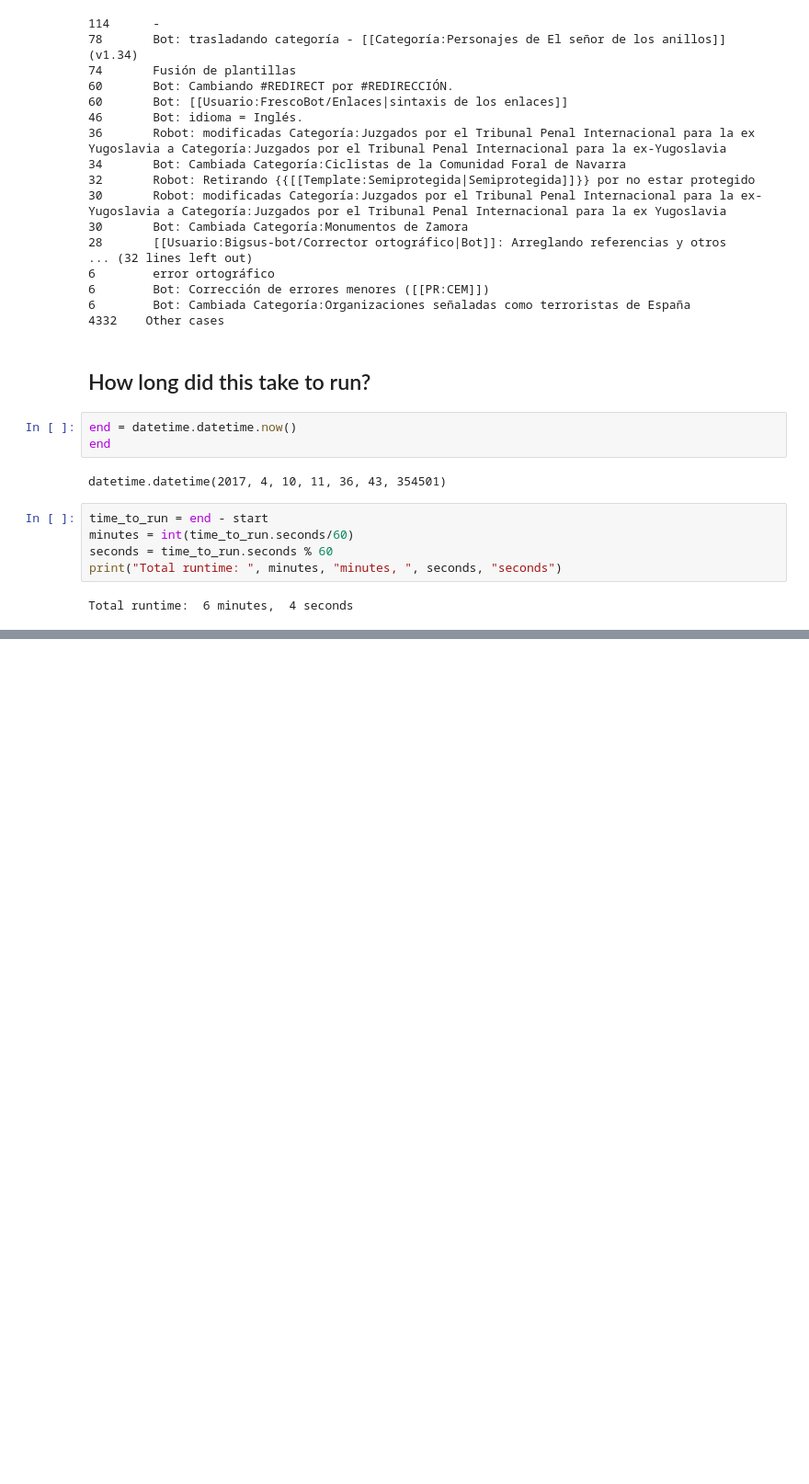
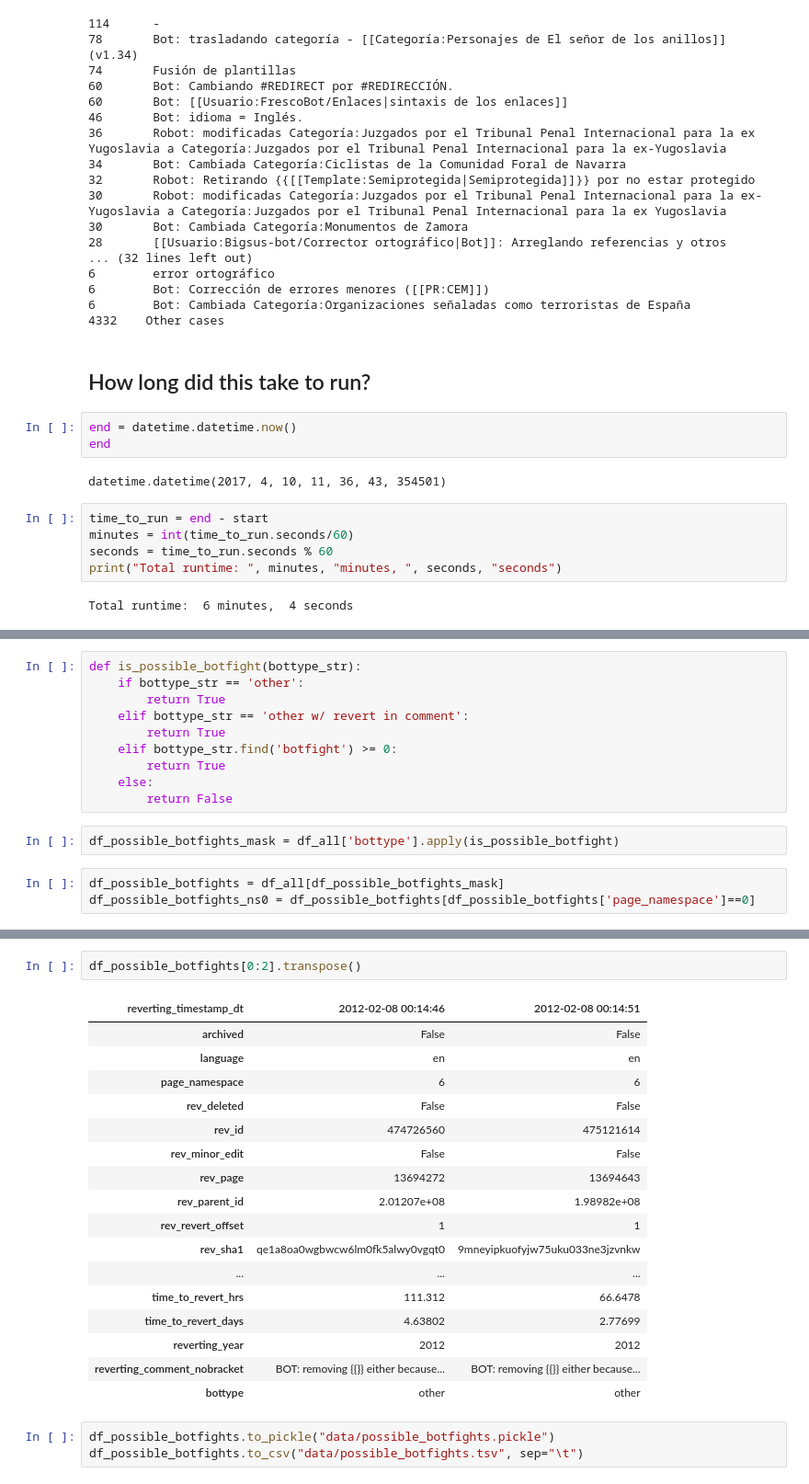
Before and after one commit to halfak/are-the-bots-really-fighting, a Jupyter notebook: analysis/comments/comments-all-languages.ipynb, the cells around one changed output, grey strips where cells are left out. Shown at 92% size. Saved outputs shown, nothing was run; the diff lists cells and outputs as text; blank space fills up the shorter version.

Commit message:
export possible botfights

```diff
--- a/analysis/comments/comments-all-languages.ipynb
+++ b/analysis/comments/comments-all-languages.ipynb
@@ -786,0 +789,15 @@ Total runtime:  6 minutes,  4 seconds
+# %%
+def is_possible_botfight(bottype_str):
+    if bottype_str == 'other':
+        return True
+    elif bottype_str == 'other w/ revert in comment':
+        return True
+    elif bottype_str.find('botfight') >= 0:
+        return True
+    else:
+        return False
+# %%
+df_possible_botfights_mask = df_all['bottype'].apply(is_possible_botfight)
+# %%
+df_possible_botfights = df_all[df_possible_botfights_mask]
+df_possible_botfights_ns0 = df_possible_botfights[df_possible_botfights['page_namespace']==0]
@@ -786,0 +826,23 @@ Total runtime:  6 minutes,  4 seconds
+# %%
+df_possible_botfights[0:2].transpose()
+# %% [output]
+| reverting_timestamp_dt | 2012-02-08 00:14:46 | 2012-02-08 00:14:51 |
+| archived | False | False |
+| language | en | en |
+| page_namespace | 6 | 6 |
+| rev_deleted | False | False |
+| rev_id | 474726560 | 475121614 |
+| rev_minor_edit | False | False |
+| rev_page | 13694272 | 13694643 |
+| rev_parent_id | 2.01207e+08 | 1.98982e+08 |
+| rev_revert_offset | 1 | 1 |
+| rev_sha1 | qe1a8oa0wgbwcw6lm0fk5alwy0vgqt0 | 9mneyipkuofyjw75uku033ne3jzvnkw |
+| ... | ... | ... |
+| time_to_revert_hrs | 111.312 | 66.6478 |
+| time_to_revert_days | 4.63802 | 2.77699 |
+| reverting_year | 2012 | 2012 |
+| reverting_comment_nobracket | BOT: removing {{}} either because... | BOT: removing {{}} either because... |
+| bottype | other | other |
+# %%
+df_possible_botfights.to_pickle("data/possible_botfights.pickle")
+df_possible_botfights.to_csv("data/possible_botfights.tsv", sep="\t")
```
Also changed, not shown: parts of 3 cells of this notebook.
